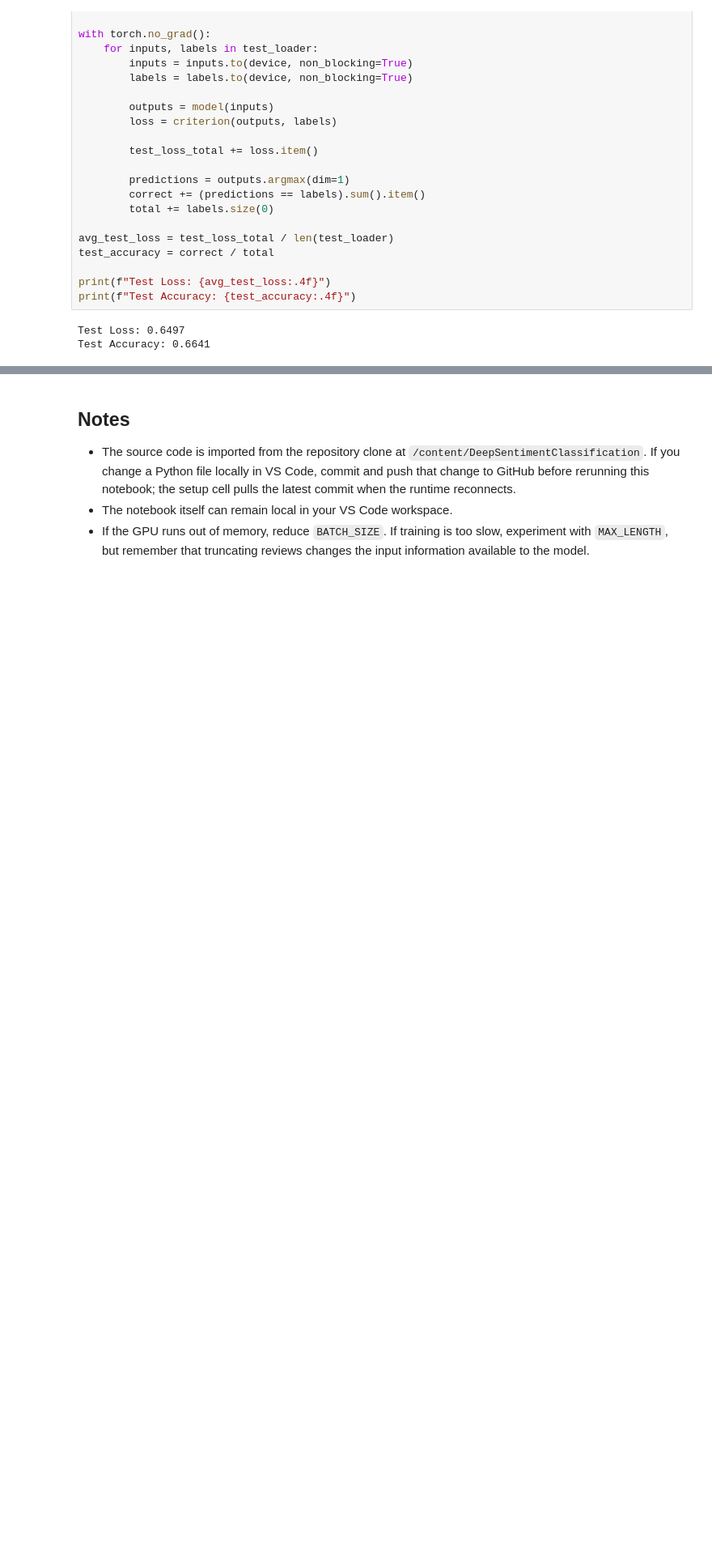
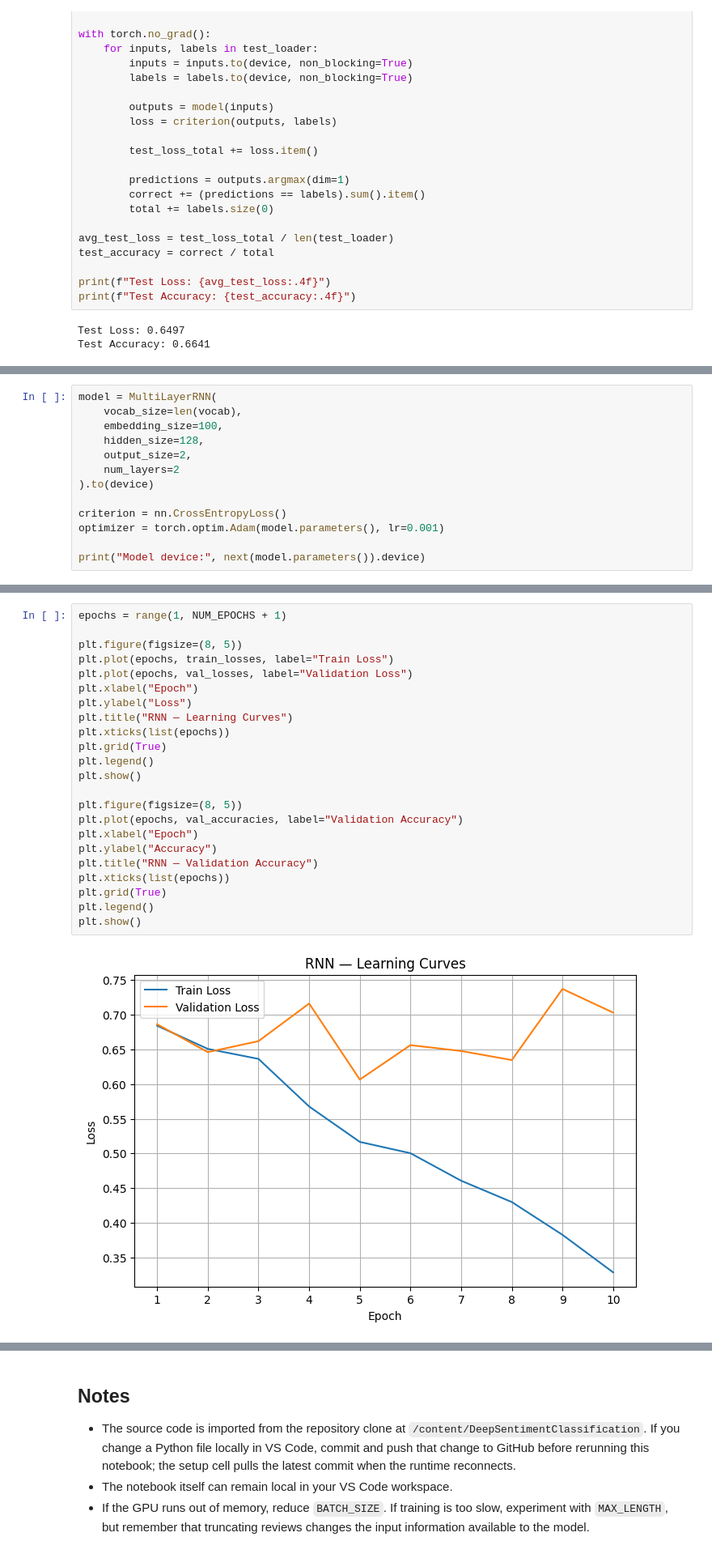
Before and after one commit to NencioniTommaso/DeepSentimentClassification, a Jupyter notebook: notebooks/RNN_Colab.ipynb, the cells around one changed output, grey strips where cells are left out. Shown at 81% size. Drawn from its saved outputs; the diff is of its cells as text; blank space fills up the shorter version.

Commit message:
feat: extended RNN notebook with multi layer RNN

```diff
--- a/notebooks/RNN_Colab.ipynb
+++ b/notebooks/RNN_Colab.ipynb
@@ -388,0 +393,13 @@ files.download(str(MODEL_PATH))
+# %%
+model = MultiLayerRNN(
+    vocab_size=len(vocab),
+    embedding_size=100,
+    hidden_size=128,
+    output_size=2,
+    num_layers=2
+).to(device)
+
+criterion = nn.CrossEntropyLoss()
+optimizer = torch.optim.Adam(model.parameters(), lr=0.001)
+
+print("Model device:", next(model.parameters()).device)
@@ -388,0 +523,25 @@ files.download(str(MODEL_PATH))
+# %%
+epochs = range(1, NUM_EPOCHS + 1)
+
+plt.figure(figsize=(8, 5))
+plt.plot(epochs, train_losses, label="Train Loss")
+plt.plot(epochs, val_losses, label="Validation Loss")
+plt.xlabel("Epoch")
+plt.ylabel("Loss")
+plt.title("RNN — Learning Curves")
+plt.xticks(list(epochs))
+plt.grid(True)
+plt.legend()
+plt.show()
+
+plt.figure(figsize=(8, 5))
+plt.plot(epochs, val_accuracies, label="Validation Accuracy")
+plt.xlabel("Epoch")
+plt.ylabel("Accuracy")
+plt.title("RNN — Validation Accuracy")
+plt.xticks(list(epochs))
+plt.grid(True)
+plt.legend()
+plt.show()
+# %% [output]
+[figure, added]
```
Also changed, not shown: parts of 9 cells of this notebook.
